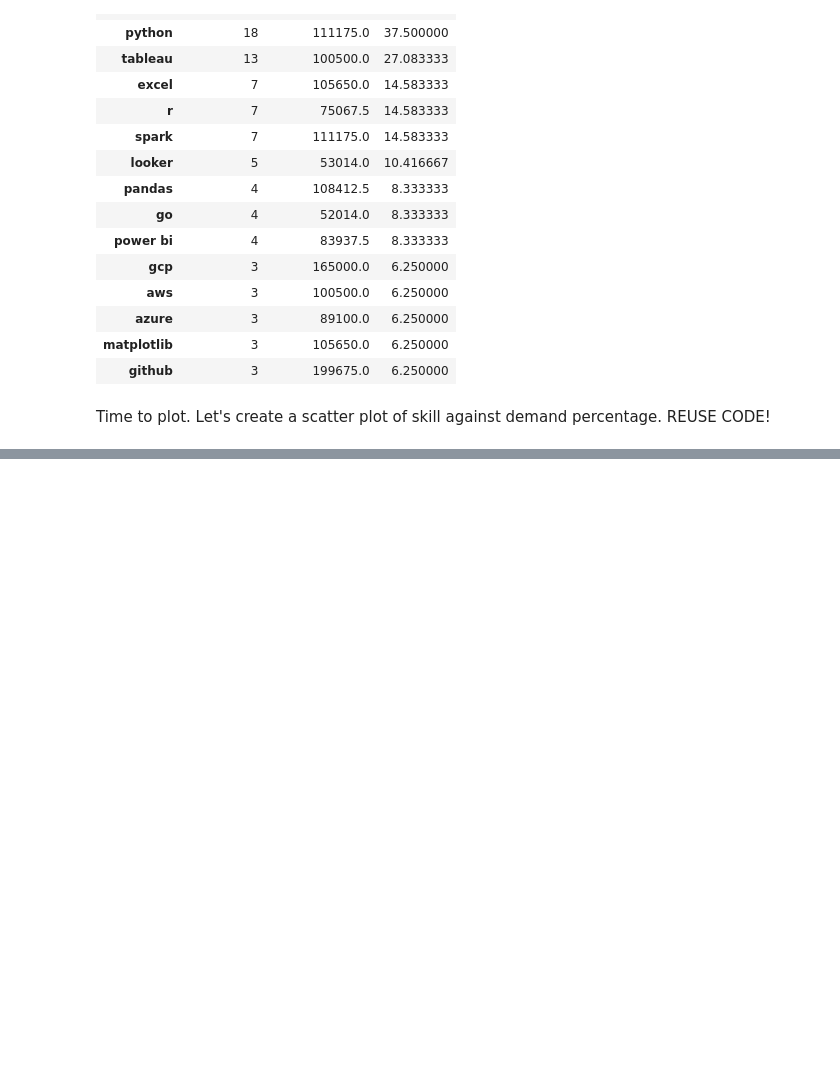
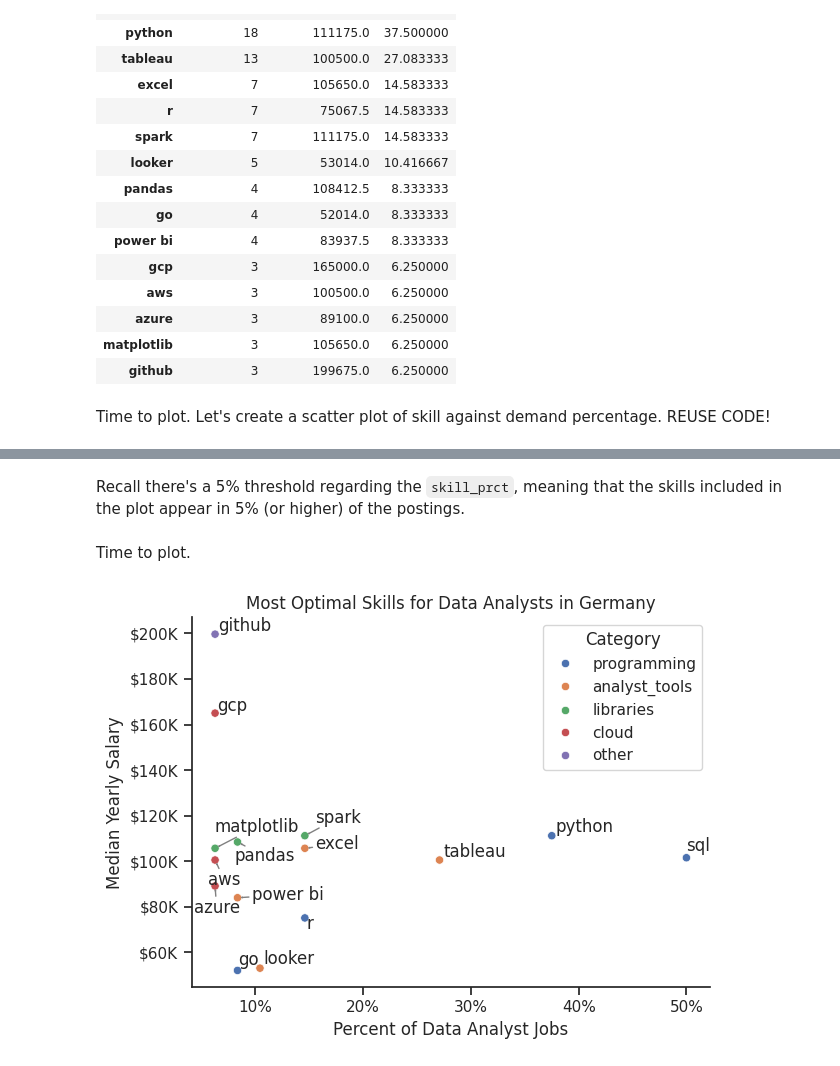
Before and after one commit to Mercedes1798/Python_Data_Analysis_Project, a Jupyter notebook: Course_Project.ipynb, the cells around one changed output, grey strips where cells are left out. Cells and saved outputs as stored; diff of their text form; code cells hidden in the pictures; blank space fills up the shorter version.

```diff
--- a/Course_Project.ipynb
+++ b/Course_Project.ipynb
@@ -579,0 +643,3 @@ plt.show()
+# %%
+for key, value in technology_dict.items():
+    technology_dict[key] = list(set(value))
@@ -579,0 +668,6 @@ plt.show()
+# %%
+df_technology = pd.DataFrame(list(technology_dict.items()), columns=['technology', 'skills'])
+
+df_technology = df_technology.explode('skills')
+
+df_technology
@@ -579,0 +690,4 @@ plt.show()
+# %%
+df_plot = df_DA_high_demand.merge(df_technology, left_on='job_skills', right_on='skills')
+
+df_plot
@@ -579,0 +717,39 @@ plt.show()
+# %% [markdown]
+Recall there's a 5% threshold regarding the `skill_prct`, meaning that the skills included in the plot appear in 5% (or higher) of the postings.
+# %% [markdown]
+Time to plot.
+# %%
+sns.scatterplot(
+    data=df_plot,
+    x='skill_prct',
+    y='median_salary',
+    hue='technology'
+)
+
+sns.despine()
+sns.set_theme(style='ticks')
+
+# Prepare texts for adjustText
+texts = []
+for i, txt in enumerate(df_DA_high_demand.index):
+    texts.append(plt.text(df_DA_high_demand['skill_prct'].iloc[i], df_DA_high_demand['median_salary'].iloc[i], txt))
+
+# Adjust text to avoid overlap
+adjust_text(texts, arrowprops=dict(arrowstyle='->', color='gray'))
+
+# Set axis labels, title, and legend
+plt.xlabel('Percent of Data Analyst Jobs')
+plt.ylabel('Median Yearly Salary')
+plt.title('Most Optimal Skills for Data Analysts in Germany')
+plt.legend(title='Category')
+
+from matplotlib.ticker import PercentFormatter
+ax = plt.gca()
+ax.yaxis.set_major_formatter(plt.FuncFormatter(lambda y, pos: f'${int(y/1000)}K'))
+ax.xaxis.set_major_formatter(PercentFormatter(decimals=0))
+
+# Adjust layout and display plot
+plt.tight_layout()
+plt.show()
+# %% [output]
+[figure, added]
```
Also changed, not shown: parts of 17 cells of this notebook.
